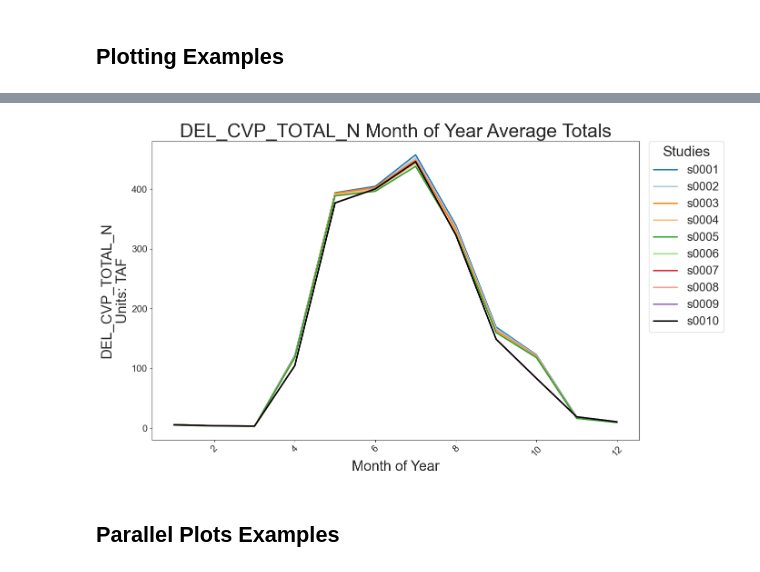
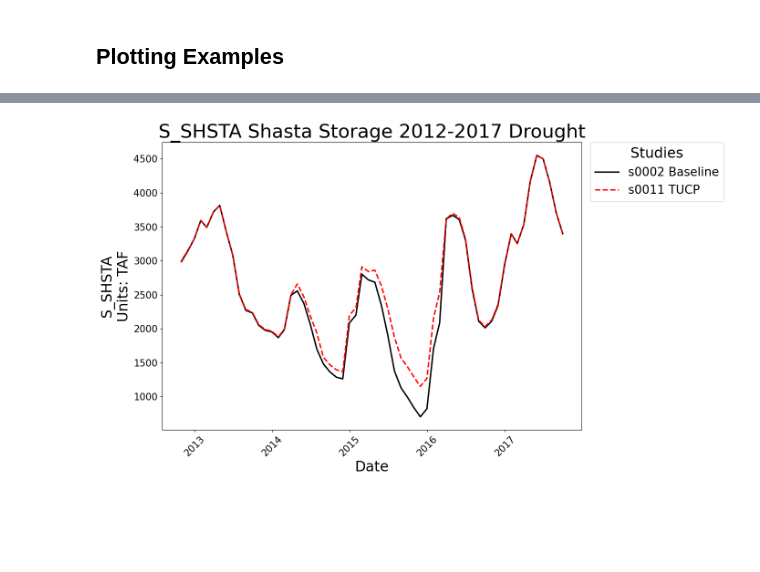
Before and after one commit to maramahmedd/coeqwal, a Jupyter notebook: notebooks/Metrics020525.ipynb, the cells around one changed output, grey strips where cells are left out. Saved outputs shown, nothing was run; the diff lists cells and outputs as text; code cells hidden in the pictures; blank space fills up the shorter version.

```diff
--- a/notebooks/Metrics020525.ipynb
+++ b/notebooks/Metrics020525.ipynb
@@ -365,6 +148,0 @@ DEL_CVP_TOTAL_N_ann_df = pu.plot_annual_totals(DEL_CVP_TOTAL_N_df, xLab = 'Date'
-# %%
-pu.plot_moy_averages(DEL_CVP_TOTAL_N_df, xLab = 'Month of Year', pTitle = 'Month of Year Average Totals', lTitle = 'Studies', fTitle = 'DEL_CVP_TOTAL_N_moy_avg', pSave = True, fPath = plots_path)
-# %% [output]
-[figure, removed]
-# %% [markdown]
-## Parallel Plots Examples
@@ -372,0 +149,15 @@ pu.plot_moy_averages(DEL_CVP_TOTAL_N_df, xLab = 'Month of Year', pTitle = 'Month
+# %%
+pu.plot_ts(
+    shasta_taf_df,
+    pTitle="Shasta Storage 2012-2017 Drought",
+    xLab="Date",
+    study_list=[2,11],
+    start_date="2012-10-31",
+    end_date="2017-09-30",
+    scenario_styles=scenario_styles_baseline_tucp,
+    pSave=True,
+    fPath=plots_path,
+    fTitle="shasta_storage_2012_2017"
+)
+# %% [output]
+[figure, added]
```
Also changed, not shown: parts of 36 cells of this notebook, 2 other files.
